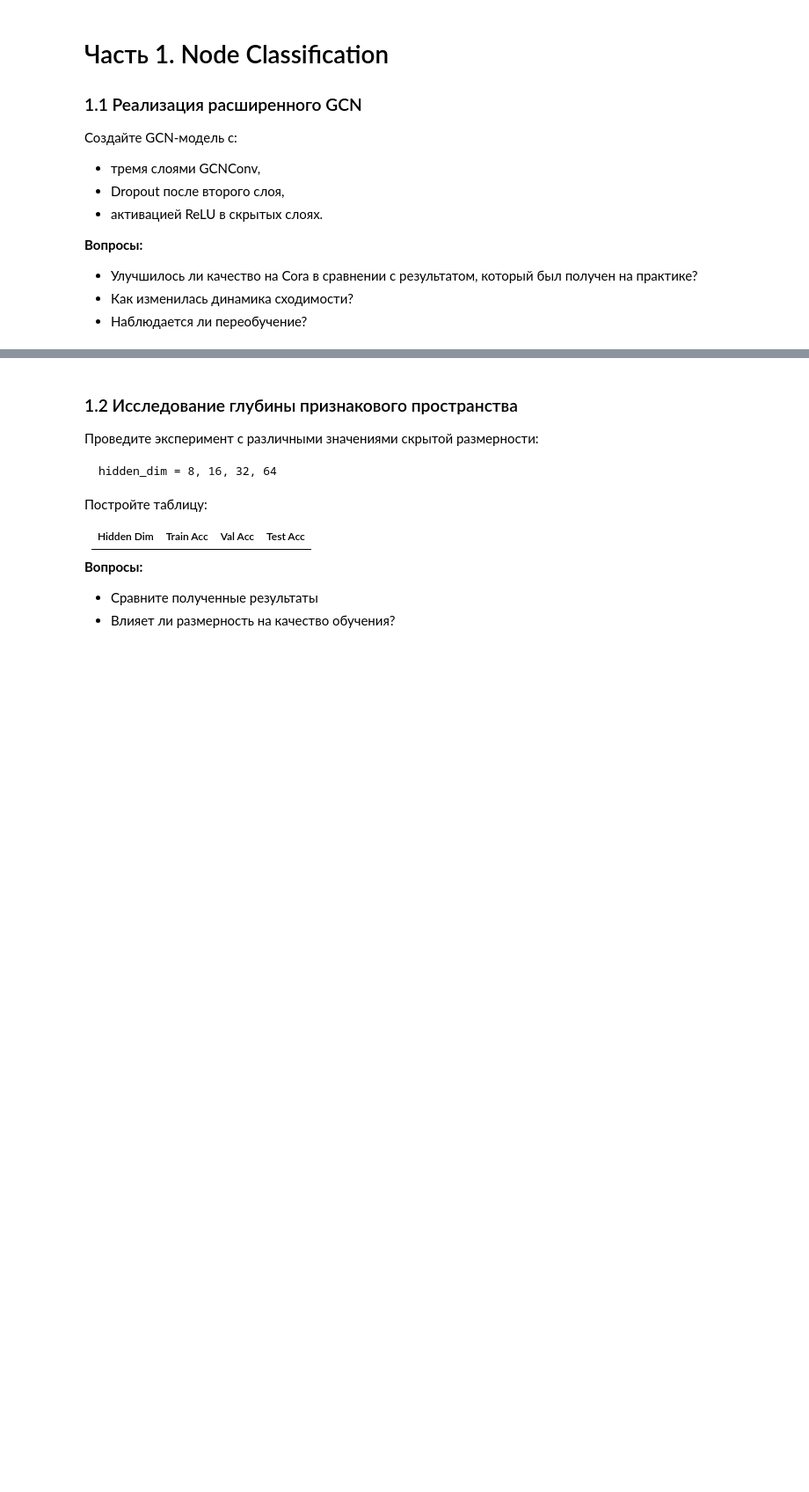
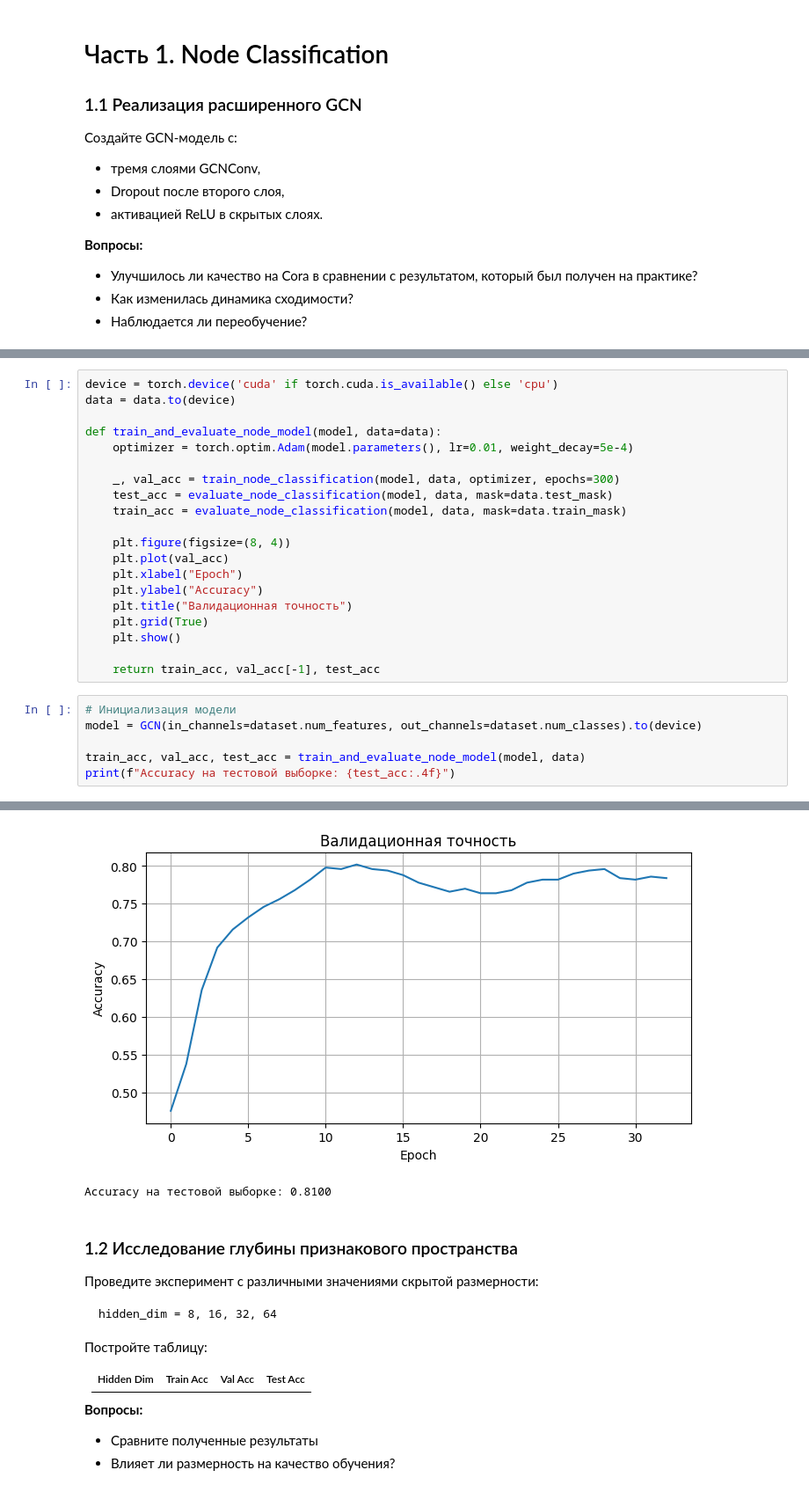
Before and after one commit to setday/hse-gnn-hw-2025, a Jupyter notebook: Basic_GNN_architectures/HW2.ipynb, the cells around one changed output, grey strips where cells are left out. Shown at 88% size. Drawn from its saved outputs; the diff is of its cells as text; blank space fills up the shorter version.

```diff
--- a/Basic_GNN_architectures/HW2.ipynb
+++ b/Basic_GNN_architectures/HW2.ipynb
@@ -70,0 +129,27 @@ Done!
+# %%
+device = torch.device('cuda' if torch.cuda.is_available() else 'cpu')
+data = data.to(device)
+
+def train_and_evaluate_node_model(model, data=data):
+    optimizer = torch.optim.Adam(model.parameters(), lr=0.01, weight_decay=5e-4)
+
+    _, val_acc = train_node_classification(model, data, optimizer, epochs=300)
+    test_acc = evaluate_node_classification(model, data, mask=data.test_mask)
+    train_acc = evaluate_node_classification(model, data, mask=data.train_mask)
+
+    plt.figure(figsize=(8, 4))
+    plt.plot(val_acc)
+    plt.xlabel("Epoch")
+    plt.ylabel("Accuracy")
+    plt.title("Валидационная точность")
+    plt.grid(True)
+    plt.show()
+
+    return train_acc, val_acc[-1], test_acc
+# %%
+# Инициализация модели
+model = GCN(in_channels=dataset.num_features, out_channels=dataset.num_classes).to(device)
+
+train_acc, val_acc, test_acc = train_and_evaluate_node_model(model, data)
+print(f"Accuracy на тестовой выборке: {test_acc:.4f}")
+# %% [output]
@@ -71,3 +161,5 @@ Done!
+[figure, added]
+Accuracy на тестовой выборке: 0.8100
 # %% [markdown]
 ### 1.2 Исследование глубины признакового пространства
 
```
Also changed, not shown: parts of 27 cells of this notebook, 2 other files.
